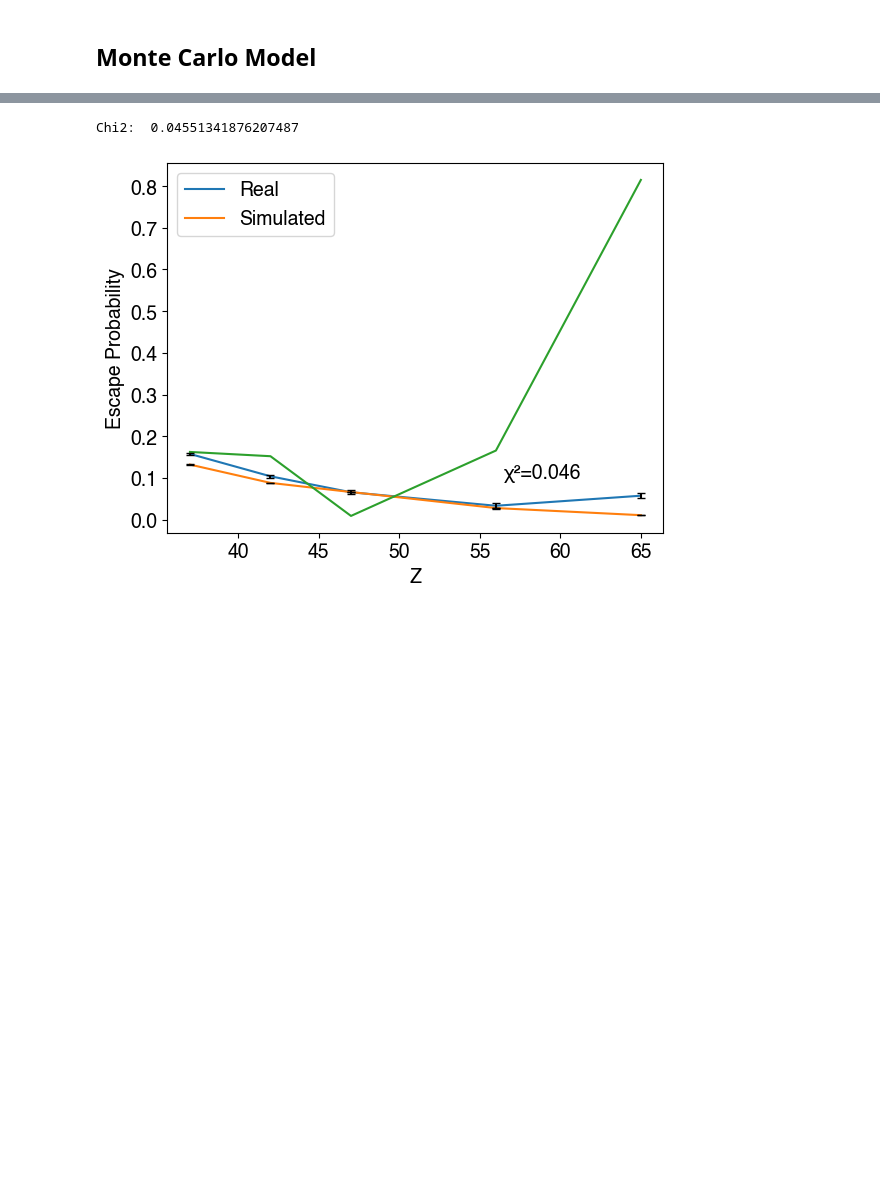
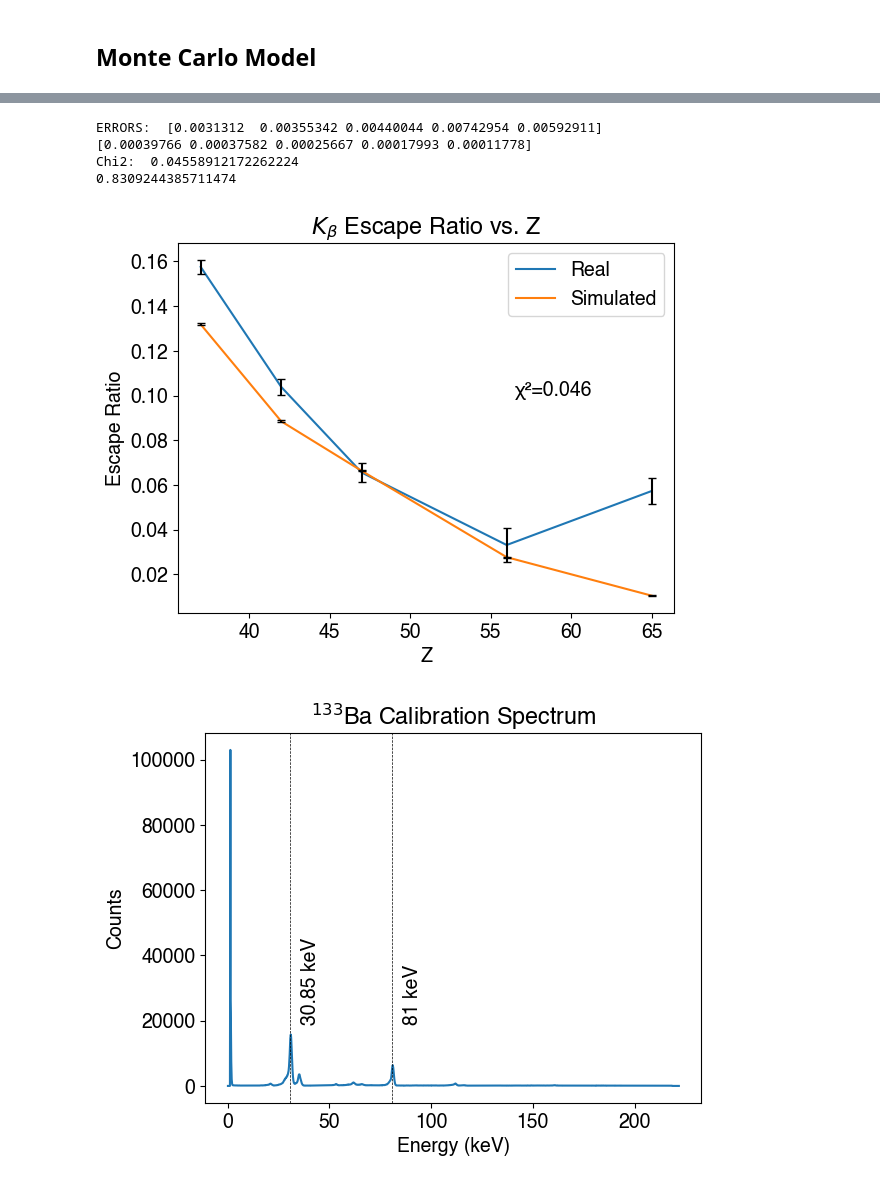
Before and after one commit to sestinj/jlab, a Jupyter notebook: nate/xray/xray2.ipynb, the cells around one changed output, grey strips where cells are left out. Saved outputs shown, nothing was run; the diff lists cells and outputs as text; code cells hidden in the pictures; blank space fills up the shorter version.

```diff
--- a/nate/xray/xray2.ipynb
+++ b/nate/xray/xray2.ipynb
@@ -314,6 +328,29 @@ Chi2:  0.15343843758442394
 # %%
 # Separate plot for K_beta only
-plot(E_kb[1:] * 1000.0, ratio_beta, uncertainty_beta)
+plot(E_kb[1:] * 1000.0, ratio_beta, uncertainty_beta, "beta_ratio", "$K_{\\beta}$ Escape Ratio vs. Z")
 # %% [output]
-Chi2:  0.04551341876207487
+ERRORS:  [0.0031312  0.00355342 0.00440044 0.00742954 0.00592911]
+[0.00039766 0.00037582 0.00025667 0.00017993 0.00011778]
+Chi2:  0.04558912172262224
+0.8309244385711474
-[figure, old version]
+[figure, new version]
+# %%
+cal_bins, cal_width = read_spe("barium_cal_max_amp")
+x = np.arange(cal_bins.size) * cal_width + cal_width
+
+# plt.yscale("log")
+plt.xlabel("Energy (keV)")
+plt.ylabel("Counts")
+# plt.yscale("log")
+plt.plot(x, cal_bins)
+
+plt.axvline(x=30.85, color="black", linestyle="--", linewidth=0.5)
+plt.axvline(x=81, color="black", linestyle="--", linewidth=0.5)
+
+plt.annotate("30.85 keV", (30.85 + 5, 20000), color="black", rotation=90)
+plt.annotate("81 keV", (81 + 5, 20000), color="black", rotation=90)
+
+plt.title("$^{133}$Ba Calibration Spectrum")
+plt.savefig("calibration.pdf", bbox_inches='tight', pad_inches=0.01)
+# %% [output]
+[figure, added]
```
Also changed, not shown: parts of 6 cells of this notebook, 10 other files.
